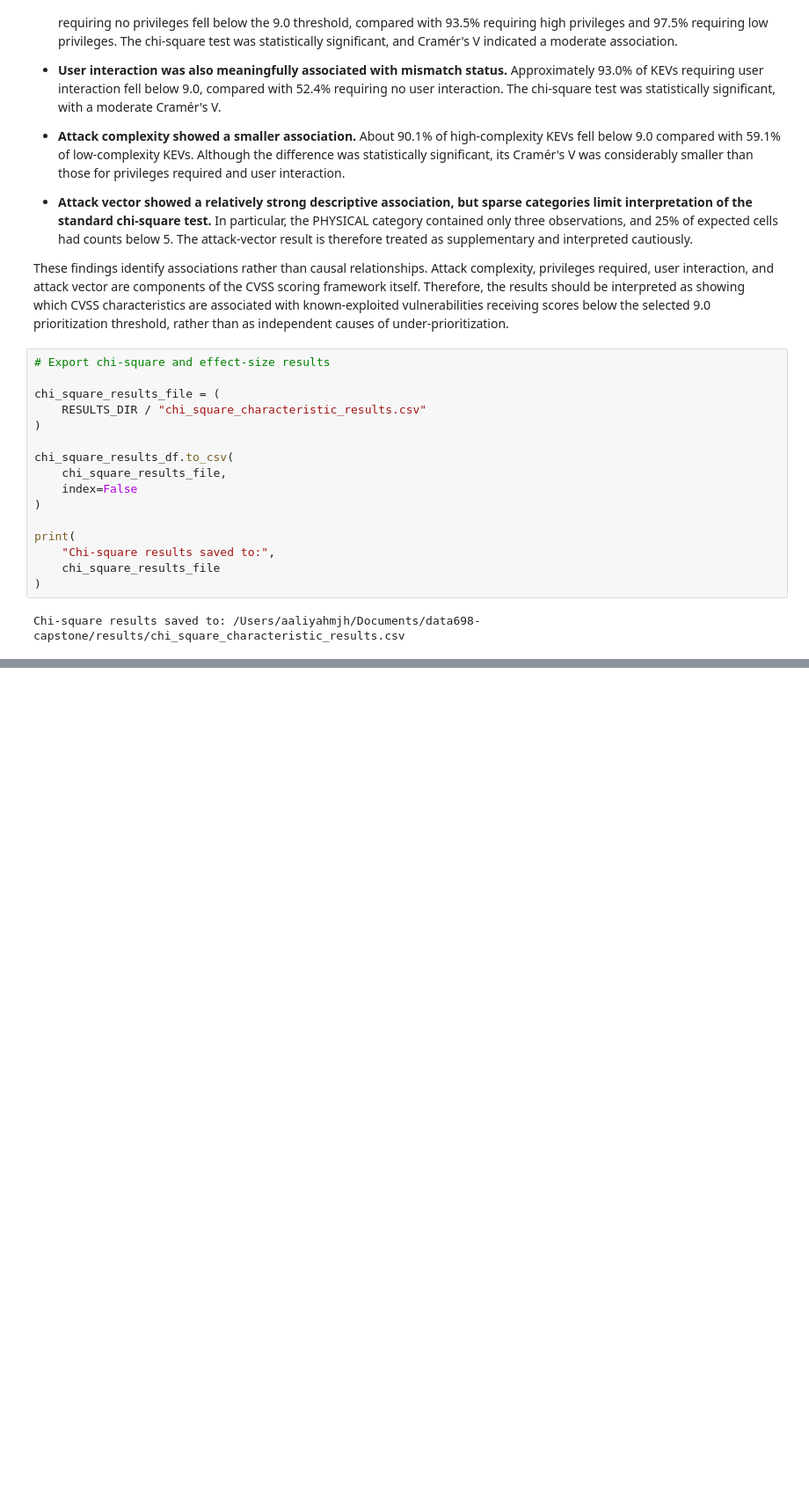
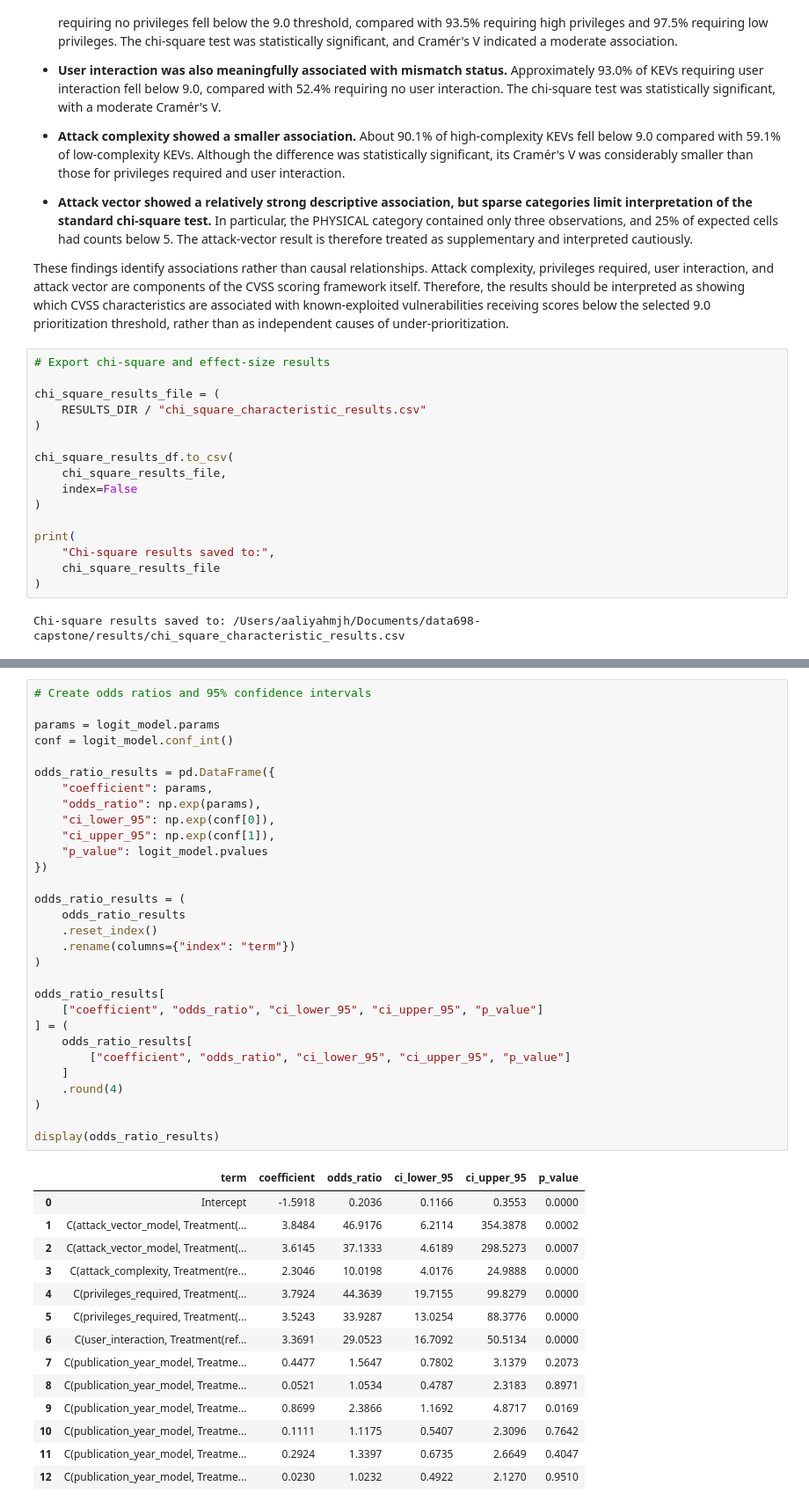
Before and after one commit to aaliyahmjh/data698-capstone, a Jupyter notebook: notebooks/core_eda.ipynb, the cells around one changed output, grey strips where cells are left out. Shown at 88% size. Cells and saved outputs as stored; diff of their text form; blank space fills up the shorter version.

```diff
--- a/notebooks/core_eda.ipynb
+++ b/notebooks/core_eda.ipynb
@@ -1429,0 +1753,45 @@ Chi-square results saved to: /Users/aaliyahmjh/Documents/data698-capstone/result
+# %%
+# Create odds ratios and 95% confidence intervals
+
+params = logit_model.params
+conf = logit_model.conf_int()
+
+odds_ratio_results = pd.DataFrame({
+    "coefficient": params,
+    "odds_ratio": np.exp(params),
+    "ci_lower_95": np.exp(conf[0]),
+    "ci_upper_95": np.exp(conf[1]),
+    "p_value": logit_model.pvalues
+})
+
+odds_ratio_results = (
+    odds_ratio_results
+    .reset_index()
+    .rename(columns={"index": "term"})
+)
+
+odds_ratio_results[
+    ["coefficient", "odds_ratio", "ci_lower_95", "ci_upper_95", "p_value"]
+] = (
+    odds_ratio_results[
+        ["coefficient", "odds_ratio", "ci_lower_95", "ci_upper_95", "p_value"]
+    ]
+    .round(4)
+)
+
+display(odds_ratio_results)
+# %% [output]
+|  | term | coefficient | odds_ratio | ci_lower_95 | ci_upper_95 | p_value |
+| 0 | Intercept | -1.5918 | 0.2036 | 0.1166 | 0.3553 | 0.0000 |
+| 1 | C(attack_vector_model, Treatment(... | 3.8484 | 46.9176 | 6.2114 | 354.3878 | 0.0002 |
+| 2 | C(attack_vector_model, Treatment(... | 3.6145 | 37.1333 | 4.6189 | 298.5273 | 0.0007 |
+| 3 | C(attack_complexity, Treatment(re... | 2.3046 | 10.0198 | 4.0176 | 24.9888 | 0.0000 |
+| 4 | C(privileges_required, Treatment(... | 3.7924 | 44.3639 | 19.7155 | 99.8279 | 0.0000 |
+| 5 | C(privileges_required, Treatment(... | 3.5243 | 33.9287 | 13.0254 | 88.3776 | 0.0000 |
+| 6 | C(user_interaction, Treatment(ref... | 3.3691 | 29.0523 | 16.7092 | 50.5134 | 0.0000 |
+| 7 | C(publication_year_model, Treatme... | 0.4477 | 1.5647 | 0.7802 | 3.1379 | 0.2073 |
+| 8 | C(publication_year_model, Treatme... | 0.0521 | 1.0534 | 0.4787 | 2.3183 | 0.8971 |
+| 9 | C(publication_year_model, Treatme... | 0.8699 | 2.3866 | 1.1692 | 4.8717 | 0.0169 |
+| 10 | C(publication_year_model, Treatme... | 0.1111 | 1.1175 | 0.5407 | 2.3096 | 0.7642 |
+| 11 | C(publication_year_model, Treatme... | 0.2924 | 1.3397 | 0.6735 | 2.6649 | 0.4047 |
+| 12 | C(publication_year_model, Treatme... | 0.0230 | 1.0232 | 0.4922 | 2.1270 | 0.9510 |
```
Also changed, not shown: parts of 22 cells of this notebook, 2 other files.
